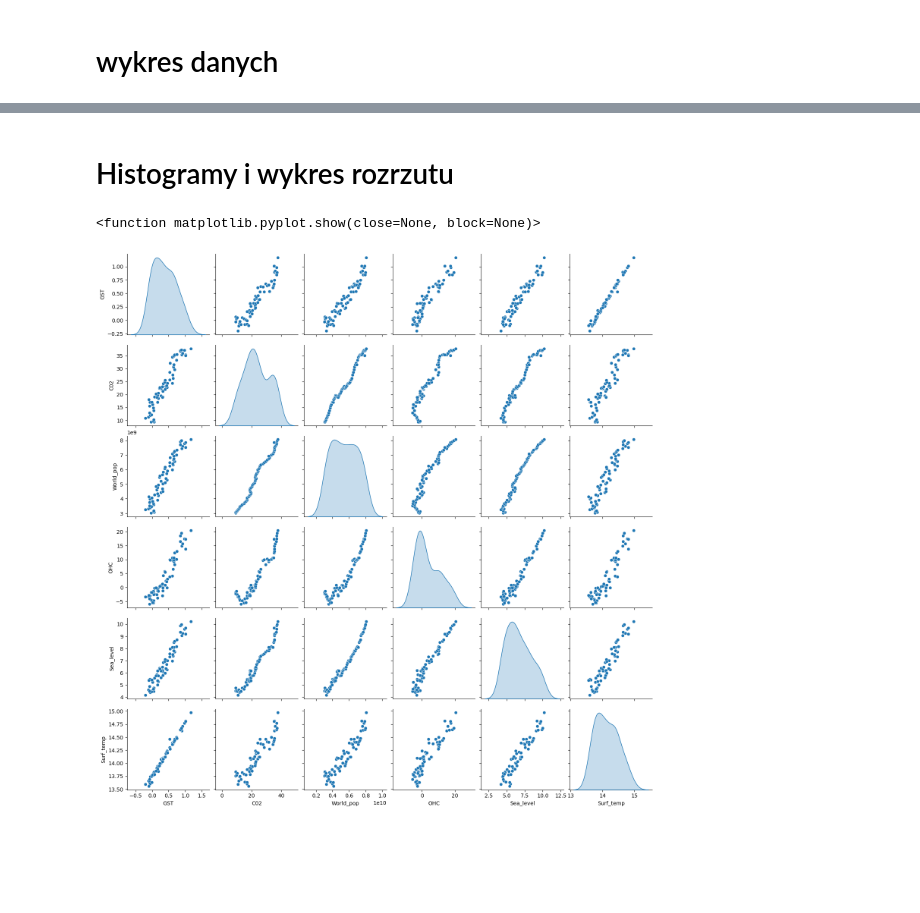
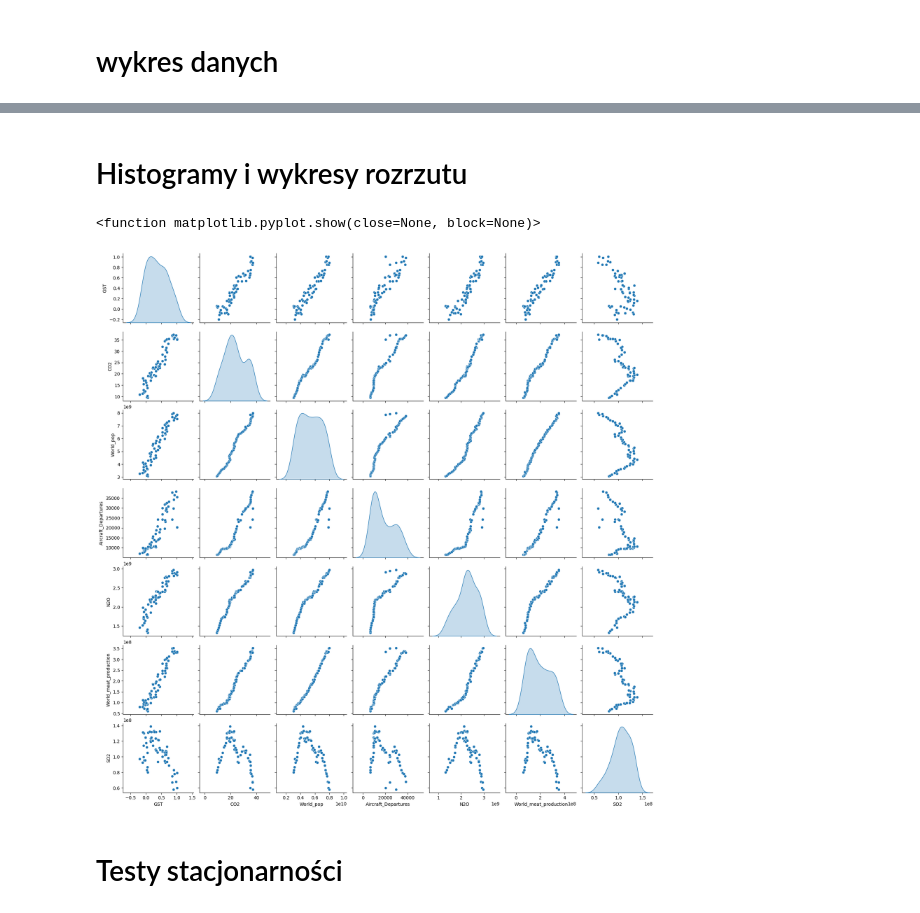
Before and after one commit to Joanna-Maslankiewicz/Analityka-Gospodarcza-sem2, a Jupyter notebook: Python/Projekt/projekt.ipynb, the cells around one changed output, grey strips where cells are left out. Cells and saved outputs as stored; diff of their text form; code cells hidden in the pictures; blank space fills up the shorter version.

```diff
--- a/Python/Projekt/projekt.ipynb
+++ b/Python/Projekt/projekt.ipynb
@@ -30,5 +37,5 @@ import scipy.stats as stats
 # %%
-data = pd.read_excel('dane.xlsx')
+data = pd.read_excel('dane_gst.xlsx')
 data.set_index(['Year'], inplace = True)
 data.head()
 # %% [output]
@@ -215,8 +133,10 @@ strong multicollinearity or other numerical problems.
-# %% [markdown]
-# Histogramy i wykres rozrzutu
+# %% [markdown]
+# Histogramy i wykresy rozrzutu
 # %%
-sb.pairplot(data, kind = 'scatter', diag_kind = 'kde', )
+sb.pairplot(data, kind = 'scatter', diag_kind = 'kde')
 plt.show
 # %% [output]
 <function matplotlib.pyplot.show(close=None, block=None)>
-[figure, old version]
+[figure, new version]
+# %% [markdown]
+# Testy stacjonarności
```
Also changed, not shown: parts of 82 cells of this notebook, 1 other file.
